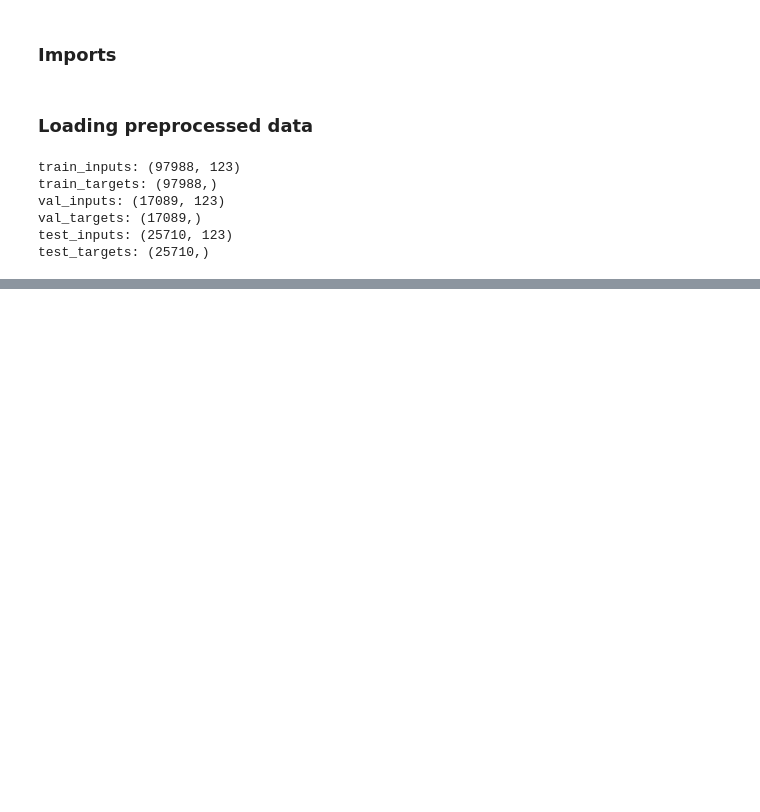
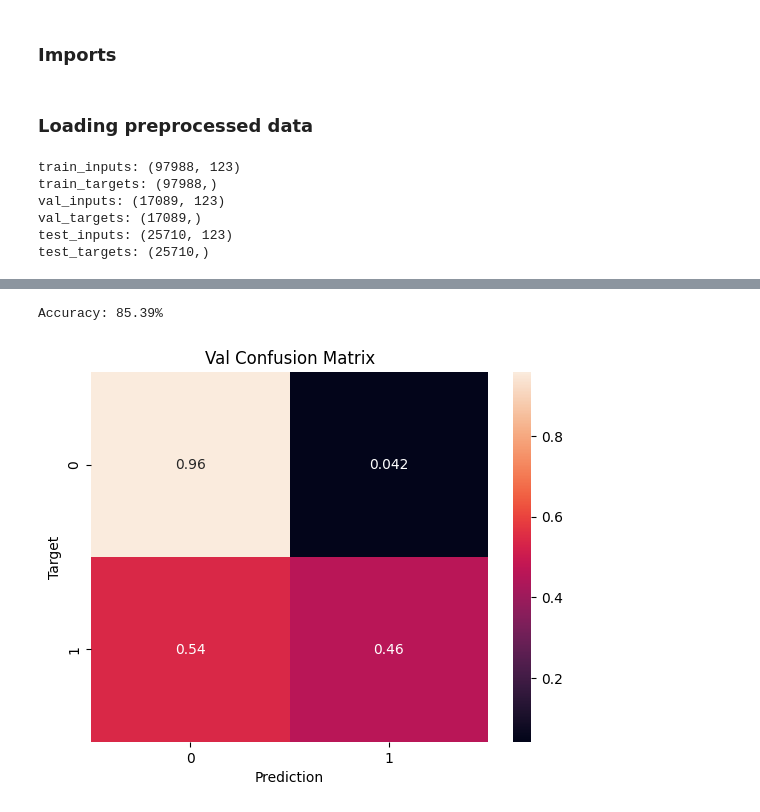
Before and after one commit to YelizavetaP/streamlit-rain, a Jupyter notebook: model_training.ipynb, the cells around one changed output, grey strips where cells are left out. Cells and saved outputs as stored; diff of their text form; code cells hidden in the pictures; blank space fills up the shorter version.

```diff
--- a/model_training.ipynb
+++ b/model_training.ipynb
@@ -77,0 +175,5 @@ test_targets: (25710,)
+# %%
+val_preds = predict_and_plot(lg_model, X_val, val_targets, 'Val')
+# %% [output]
+Accuracy: 85.39%
+[figure, added]
```
Also changed, not shown: parts of 102 cells of this notebook, 5 other files.
